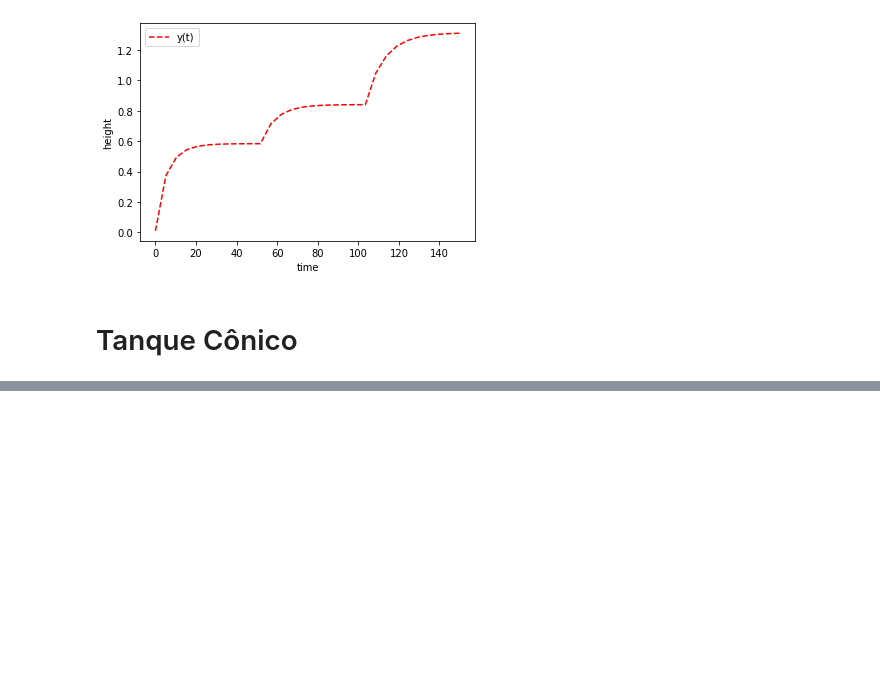
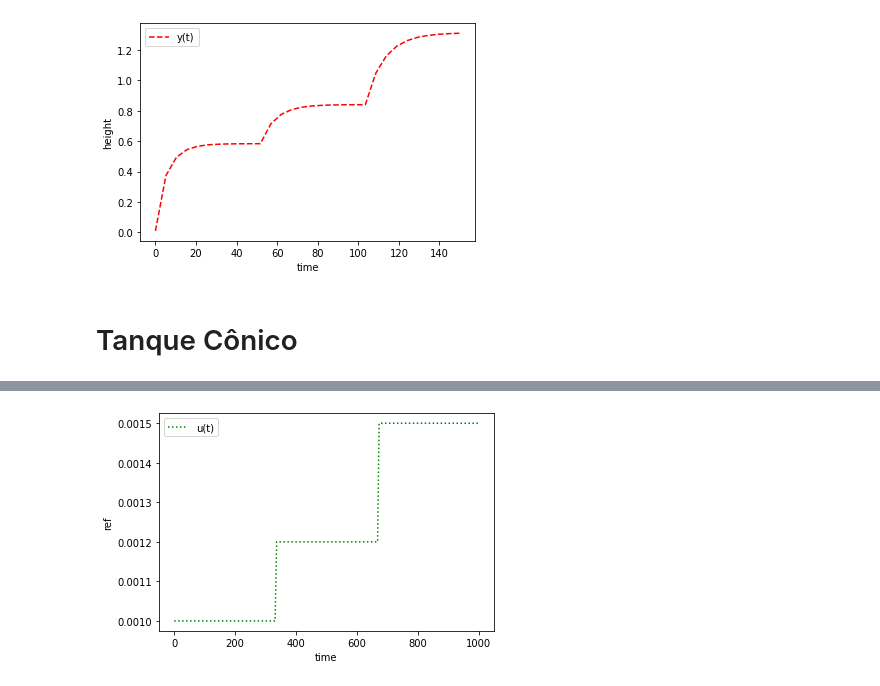
Before and after one commit to borgesjose/tank_modeling, a Jupyter notebook: simula_py.ipynb, the cells around one changed output, grey strips where cells are left out. Saved outputs shown, nothing was run; the diff lists cells and outputs as text; code cells hidden in the pictures; blank space fills up the shorter version.

```diff
--- a/simula_py.ipynb
+++ b/simula_py.ipynb
@@ -145,0 +168,11 @@ plt.show()
+# %%
+# plot results
+plt.plot(ts,uc,'g:',label='u(t)')
+#plt.plot(ts,x,'b-',label='x(t)')
+#plt.plot(ts,hc,'r--',label='y(t)')
+plt.ylabel('ref')
+plt.xlabel('time')
+plt.legend(loc='best')
+plt.show()
+# %% [output]
+[figure, added]
```
Also changed, not shown: parts of 5 cells of this notebook.
